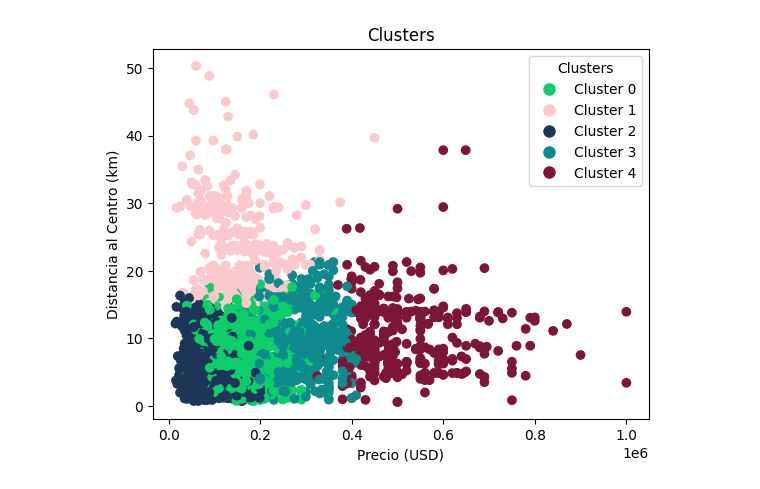
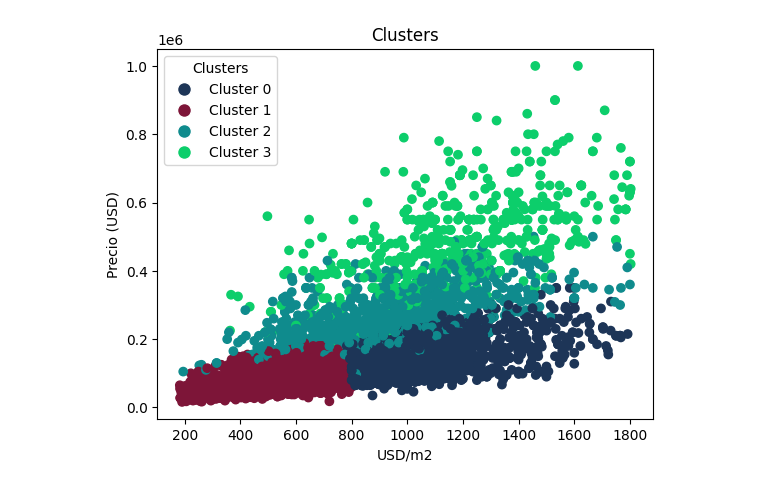
Before and after one commit to josecabralf/HousingAnalysis, a Jupyter notebook: src/initial_tests.ipynb, the cells around one changed output. Saved outputs shown, nothing was run; the diff lists cells and outputs as text; code cells hidden in the pictures.

```diff
--- a/src/initial_tests.ipynb
+++ b/src/initial_tests.ipynb
@@ -40,25 +55,20 @@ def calcular_distancia(coord1, coord2):
 
     return distancia
 
-# Ejemplo de uso
 centroCBA = (-31.4201, -64.1888)
 
-# Suponiendo que d2 es tu DataFrame y tiene columnas "coordY" y "coordX"
+data = data.loc[(data["coordX"] < data["coordX"].quantile(0.99)) & (data["coordX"] > data["coordX"].quantile(0.01))]
+data = data.loc[(data["coordY"] < data["coordY"].quantile(0.99)) & (data["coordY"] > data["coordY"].quantile(0.01))]
 data["distanciaCentro"] = data.apply(lambda x: calcular_distancia(centroCBA, (x["coordX"], x["coordY"])), axis=1)
-# Eliminar cuantiles extremos
-data = data.loc[(data["distanciaCentro"] < data["distanciaCentro"].quantile(0.99)) & (data["distanciaCentro"] > data["distanciaCentro"].quantile(0.01))]
+
 data.loc[:, "distanciaCentroNormalized"] = (data["distanciaCentro"] - data["distanciaCentro"].mean())/data["distanciaCentro"].std()
 # %%
 import matplotlib.pyplot as plt
 from sklearn.cluster import KMeans
 from sklearn.preprocessing import StandardScaler
 
-# Supongamos que tu DataFrame se llama 'data'
-# Cargar el conjunto de datos si no lo has hecho aún
-# data = pd.read_csv("nombre_del_archivo.csv")
-
 # Seleccionar las columnas relevantes para el clustering
-features = ['pm2Normalized', 'distanciaCentroNormalized', 'terrenoEdificadoNormalized', 'precioUSDNormalized']
+features = ['pm2Normalized', 'terrenoEdificadoNormalized', 'precioUSDNormalized', 'terrenoTotalNormalized']
 data_for_clustering = data[features]
 
 # Escalar los datos para que todas las características tengan la misma escala
@@ -83,6 +93,6 @@ plt.show()
 # %%
 # Elegir el número óptimo de clusters (en este caso, por ejemplo, 3 clusters)
-n_clusters = 5
+n_clusters = 4
 # Aplicar el algoritmo de K-Means
 kmeans = KMeans(n_clusters=n_clusters, init='k-means++', max_iter=300, n_init=10, random_state=0)
 clusters = kmeans.fit_predict(scaled_data)
@@ -90,7 +100,7 @@ clusters = kmeans.fit_predict(scaled_data)
 # Agregar la información de los clusters al DataFrame original
 data['cluster'] = clusters
 
-info_clusters = data.loc[:, ["cluster", "pm2", "distanciaCentro", "terrenoEdificado", "precioUSD"]
+info_clusters = data.loc[:, ["cluster", "pm2", "terrenoEdificado", "precioUSD"]
                          ].groupby('cluster').mean()
 
 # Redondear los valores a 2 decimales
@@ -109,9 +118,9 @@ info_clusters
 # %%
-colors = {0: '#0cce6b',
-          1: '#fac8cd',
-          2: '#1d3557',
-          3: '#0f8b8d',
-          4: '#7d1538',
+colors = {0: '#1d3557',
+          1: '#7d1538',
+          2: '#0f8b8d',
+          3: '#0cce6b',
+          4: '#fac8cd',
           5: '#f7b32b'}
 # %%
 # Graficar los clusters
@@ -159,17 +154,17 @@ plt.show()
 # %%
-scatter = plt.scatter(data["precioUSD"], data["distanciaCentro"], c=[colors[cluster] for cluster in clusters])
+scatter = plt.scatter(data["pm2"], data["precioUSD"], c=[colors[cluster] for cluster in clusters])
 plt.title('Clusters')
-plt.xlabel('Precio (USD)')
-plt.ylabel('Distancia al Centro (km)')
+plt.xlabel('USD/m2')
+plt.ylabel('Precio (USD)')
 
 # Agregar leyenda para cada cluster
 legend_labels = list(set(clusters))  # Obtener los valores únicos de clusters
 legend_handles = [plt.Line2D([0], [0], marker='o', color='w', markerfacecolor=colors[label], markersize=10) for label in legend_labels]
 plt.legend(legend_handles, [f'Cluster {label}' for label in legend_labels], title='Clusters')
 
 plt.show()
 # %% [output]
-[figure, old version]
+[figure, new version]
 # %%
 import geopandas as gpd
 from shapely.geometry import Point
```
Also changed, not shown: parts of 9 cells of this notebook, 11 other files.
